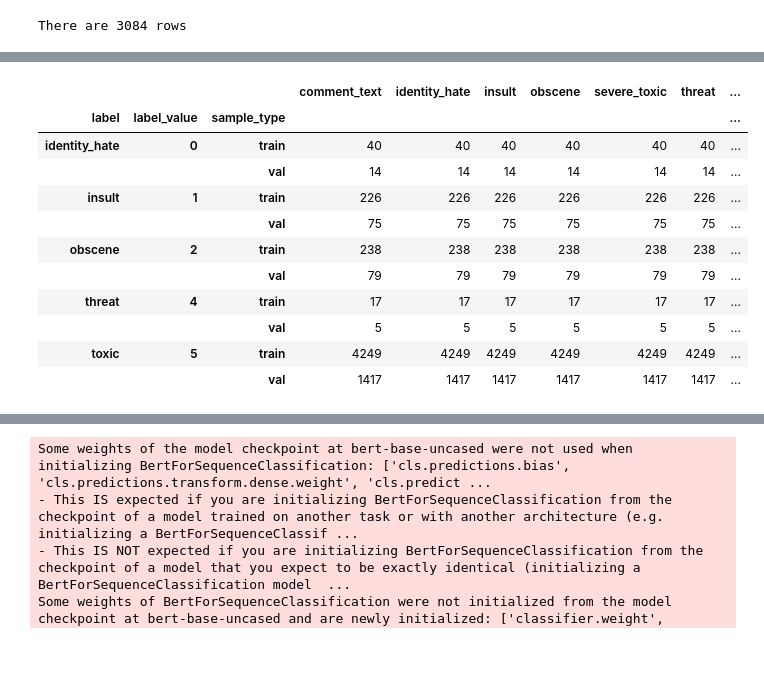
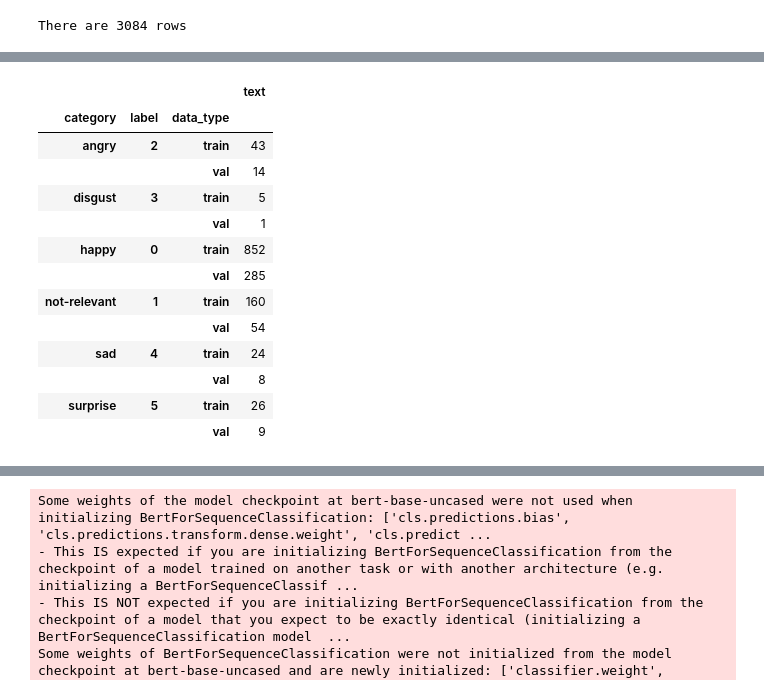
Before and after one commit to mathluva/TwitterSentiment-BERT, a Jupyter notebook: SentimentTwitter.ipynb, the cells around one changed output, grey strips where cells are left out. Drawn from its saved outputs; the diff is of its cells as text; code cells hidden in the pictures; blank space fills up the shorter version.

```diff
--- a/SentimentTwitter.ipynb
+++ b/SentimentTwitter.ipynb
@@ -131,0 +123,2 @@ df.tail(10)
+# %%
+df['label'] = df.category.replace(label_dict)
@@ -141,4 +145 @@ threat             22
 Name: label, dtype: int64
-# %%
-df = df.drop(columns= ['set', 'toxicity'])
-df.head()
@@ -153,30 +146,31 @@ df.head()
 # %%
 #use stratified sampling to ensure that sampled dataset is representative of the entire population
-X_train, X_val, y_train, y_val= train_test_split(df.index.values, df.label_value.values, random_state = 42, stratify = df['label'].values)
+X_train, X_val, y_train, y_val= train_test_split(df.index.values, df.label.values, random_state = 42, stratify = df['label'].values)
 # %%
 #create set column
 #locate training and val samples
-df['sample_type'] = ['none']*df.shape[0]
+df['data_type'] = ['none']*df.shape[0]
 
-df.loc[X_train, 'sample_type'] = 'train'
-df.loc[X_val, 'sample_type'] = 'val'
+df.loc[X_train, 'data_type'] = 'train'
+df.loc[X_val, 'data_type'] = 'val'
 # %%
 #check stratified sampling values
-
-df.groupby(['label', 'label_value', 'sample_type']).count()
+df.groupby(['category', 'label', 'data_type']).count()
 # %% [output]
-|  |  |  | comment_text | identity_hate | insult | obscene | severe_toxic | threat | ... |
-| label | label_value | sample_type |  |  |  |  |  |  | ... |
-| identity_hate | 0 | train | 40 | 40 | 40 | 40 | 40 | 40 | ... |
-|  |  | val | 14 | 14 | 14 | 14 | 14 | 14 | ... |
-| insult | 1 | train | 226 | 226 | 226 | 226 | 226 | 226 | ... |
-|  |  | val | 75 | 75 | 75 | 75 | 75 | 75 | ... |
-| obscene | 2 | train | 238 | 238 | 238 | 238 | 238 | 238 | ... |
-|  |  | val | 79 | 79 | 79 | 79 | 79 | 79 | ... |
-| threat | 4 | train | 17 | 17 | 17 | 17 | 17 | 17 | ... |
-|  |  | val | 5 | 5 | 5 | 5 | 5 | 5 | ... |
-| toxic | 5 | train | 4249 | 4249 | 4249 | 4249 | 4249 | 4249 | ... |
-|  |  | val | 1417 | 1417 | 1417 | 1417 | 1417 | 1417 | ... |
+|  |  |  | text |
+| category | label | data_type |  |
+| angry | 2 | train | 43 |
+|  |  | val | 14 |
+| disgust | 3 | train | 5 |
+|  |  | val | 1 |
+| happy | 0 | train | 852 |
+|  |  | val | 285 |
+| not-relevant | 1 | train | 160 |
+|  |  | val | 54 |
+| sad | 4 | train | 24 |
+|  |  | val | 8 |
+| surprise | 5 | train | 26 |
+|  |  | val | 9 |
 # %%
 !pip install transformers==3.5
 # %% [output]
```
Also changed, not shown: parts of 17 cells of this notebook.
